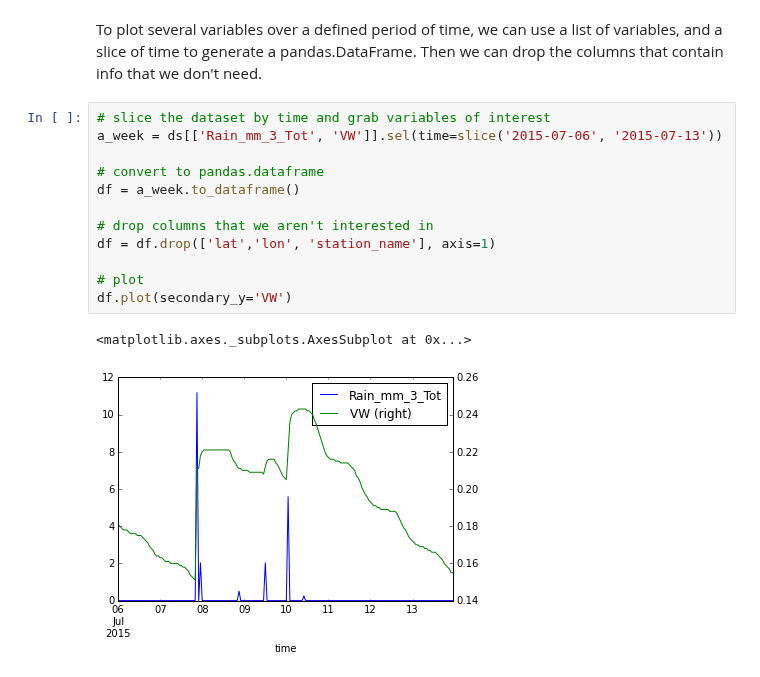
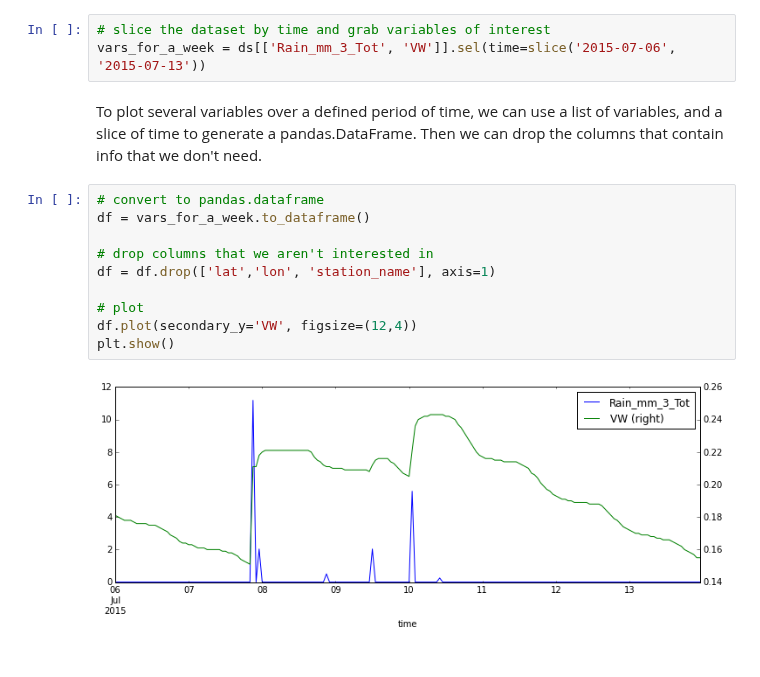
Before and after one commit to jsignell/intro-to-netcdf, a Jupyter notebook: Intro to Python.ipynb, the cells around one changed output. Drawn from its saved outputs; the diff is of its cells as text.

```diff
--- a/Intro to Python.ipynb
+++ b/Intro to Python.ipynb
@@ -55,17 +67,17 @@ February.plot()
+# %%
+# slice the dataset by time and grab variables of interest
+vars_for_a_week = ds[['Rain_mm_3_Tot', 'VW']].sel(time=slice('2015-07-06', '2015-07-13'))
 # %% [markdown]
 To plot several variables over a defined period of time, we can use a list of variables, and a slice of time to generate a pandas.DataFrame. Then we can drop the columns that contain info that we don't need.
 # %%
-# slice the dataset by time and grab variables of interest
-a_week = ds[['Rain_mm_3_Tot', 'VW']].sel(time=slice('2015-07-06', '2015-07-13'))
-
 # convert to pandas.dataframe
-df = a_week.to_dataframe()
+df = vars_for_a_week.to_dataframe()
 
 # drop columns that we aren't interested in
 df = df.drop(['lat','lon', 'station_name'], axis=1)
 
 # plot
-df.plot(secondary_y='VW')
+df.plot(secondary_y='VW', figsize=(12,4))
+plt.show()
 # %% [output]
-<matplotlib.axes._subplots.AxesSubplot at 0x...>
-[figure, old version]
+[figure, new version]
```
Also changed, not shown: parts of 14 cells of this notebook.
